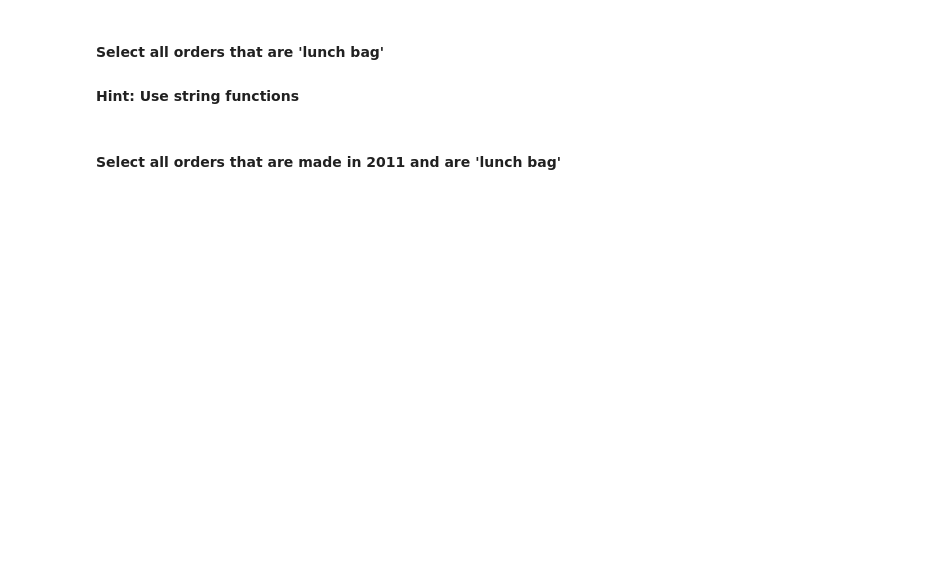
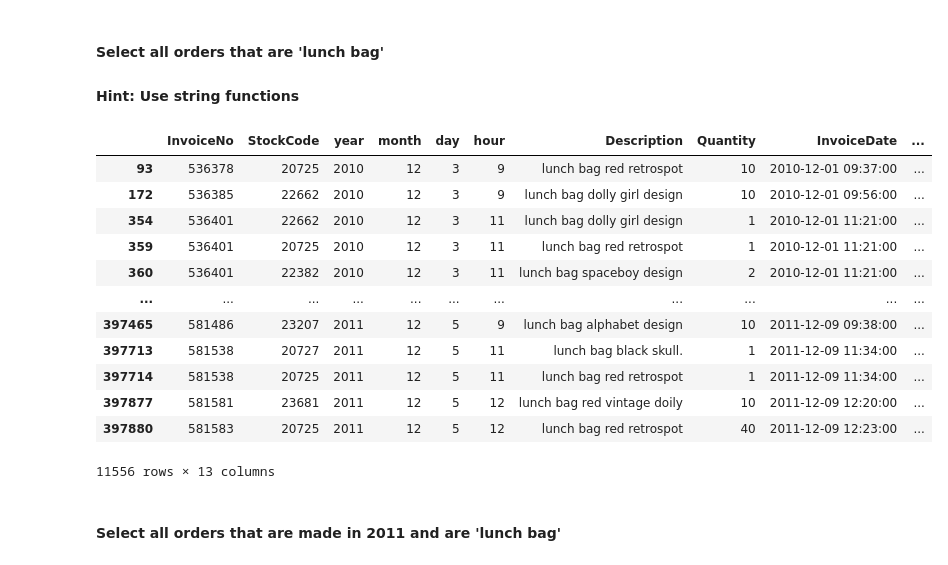
Before and after one commit to Data-FT-MX/lab_subsetting_and_descriptive_stats, a Jupyter notebook: your-code/main.ipynb, the cells around one changed output. Saved outputs shown, nothing was run; the diff lists cells and outputs as text; code cells hidden in the pictures; blank space fills up the shorter version.

```diff
--- a/your-code/main.ipynb
+++ b/your-code/main.ipynb
@@ -521,5 +522,20 @@ orders.loc[(orders['Country'] == 'Spain') & (orders['Quantity'] > 50)]
 #### Hint: Use string functions
 # %%
 # your answer here
+orders.loc[orders['Description'].str.contains('lunch bag')]
+# %% [output]
+|  | InvoiceNo | StockCode | year | month | day | hour | Description | Quantity | InvoiceDate | ... |
+| 93 | 536378 | 20725 | 2010 | 12 | 3 | 9 | lunch bag red retrospot | 10 | 2010-12-01 09:37:00 | ... |
+| 172 | 536385 | 22662 | 2010 | 12 | 3 | 9 | lunch bag dolly girl design | 10 | 2010-12-01 09:56:00 | ... |
+| 354 | 536401 | 22662 | 2010 | 12 | 3 | 11 | lunch bag dolly girl design | 1 | 2010-12-01 11:21:00 | ... |
+| 359 | 536401 | 20725 | 2010 | 12 | 3 | 11 | lunch bag red retrospot | 1 | 2010-12-01 11:21:00 | ... |
+| 360 | 536401 | 22382 | 2010 | 12 | 3 | 11 | lunch bag spaceboy design | 2 | 2010-12-01 11:21:00 | ... |
+| ... | ... | ... | ... | ... | ... | ... | ... | ... | ... | ... |
+| 397465 | 581486 | 23207 | 2011 | 12 | 5 | 9 | lunch bag alphabet design | 10 | 2011-12-09 09:38:00 | ... |
+| 397713 | 581538 | 20727 | 2011 | 12 | 5 | 11 | lunch bag black skull. | 1 | 2011-12-09 11:34:00 | ... |
+| 397714 | 581538 | 20725 | 2011 | 12 | 5 | 11 | lunch bag red retrospot | 1 | 2011-12-09 11:34:00 | ... |
+| 397877 | 581581 | 23681 | 2011 | 12 | 5 | 12 | lunch bag red vintage doily | 10 | 2011-12-09 12:20:00 | ... |
+| 397880 | 581583 | 20725 | 2011 | 12 | 5 | 12 | lunch bag red retrospot | 40 | 2011-12-09 12:23:00 | ... |
+11556 rows × 13 columns
 # %% [markdown]
 #### Select all orders that are made in 2011 and are 'lunch bag'
```
Also changed, not shown: parts of 16 cells of this notebook, 1 other file.
